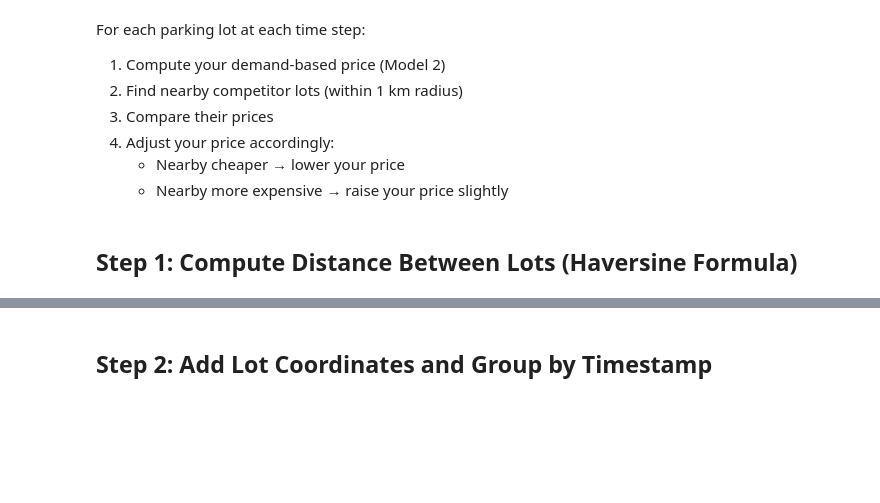
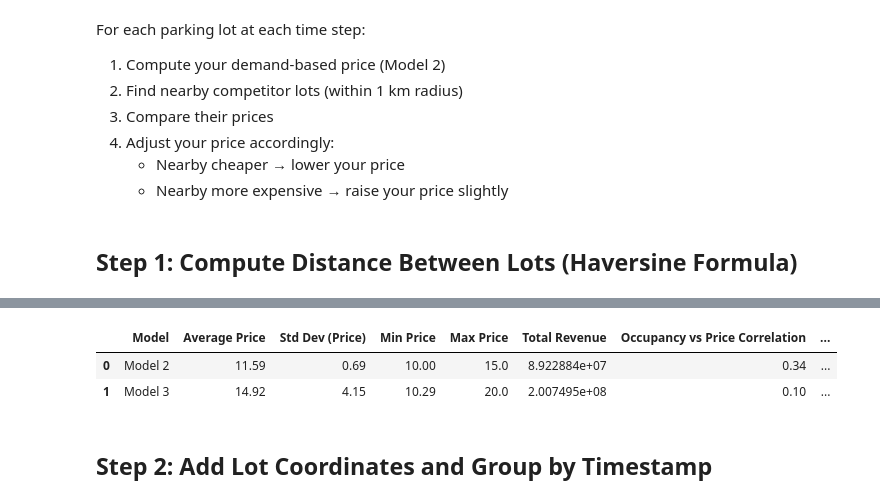
Before and after one commit to Bindu32/dynamic-pricing-parking, a Jupyter notebook: Capstone_Project.ipynb, the cells around one changed output, grey strips where cells are left out. Saved outputs shown, nothing was run; the diff lists cells and outputs as text; code cells hidden in the pictures; blank space fills up the shorter version.

```diff
--- a/Capstone_Project.ipynb
+++ b/Capstone_Project.ipynb
@@ -244,0 +348,5 @@ def haversine(lat1, lon1, lat2, lon2):
+# %%
+# Load and check
+df = pd.read_csv("parking_stream_final.csv")
+print(df.columns)  # ✅ Should now show 'CompAdjustedPrice'
+df[['SystemCodeNumber', 'Price', 'CompAdjustedPrice']].head()
@@ -245,3 +366,30 @@ def haversine(lat1, lon1, lat2, lon2):
+# %%
+# Calculate revenue per model
+df["Revenue_Model2"] = df["Price"] * df["Occupancy"]
+df["Revenue_Model3"] = df["CompAdjustedPrice"] * df["Occupancy"]
+
+# Final metrics summary
+performance_metrics = {
+    "Model": ["Model 2", "Model 3"],
+    "Average Price": [df["Price"].mean(), df["CompAdjustedPrice"].mean()],
+    "Std Dev (Price)": [df["Price"].std(), df["CompAdjustedPrice"].std()],
+    "Min Price": [df["Price"].min(), df["CompAdjustedPrice"].min()],
+    "Max Price": [df["Price"].max(), df["CompAdjustedPrice"].max()],
+    "Total Revenue": [df["Revenue_Model2"].sum(), df["Revenue_Model3"].sum()],
+    "Occupancy vs Price Correlation": [
+        df["Occupancy"].corr(df["Price"]),
+        df["Occupancy"].corr(df["CompAdjustedPrice"])
+    ]
+}
+
+# Display nicely
+score_df["Smoothness Score"] = score_df["Std Dev (Price)"] / score_df["Average Price"]
+score_df.round(3)
+score_df
+# %% [output]
+|  | Model | Average Price | Std Dev (Price) | Min Price | Max Price | Total Revenue | Occupancy vs Price Correlation | ... |
+| 0 | Model 2 | 11.59 | 0.69 | 10.00 | 15.0 | 8.922884e+07 | 0.34 | ... |
+| 1 | Model 3 | 14.92 | 4.15 | 10.29 | 20.0 | 2.007495e+08 | 0.10 | ... |
 # %% [markdown]
 ## Step 2: Add Lot Coordinates and Group by Timestamp
 # %%
```
Also changed, not shown: parts of 17 cells of this notebook.
